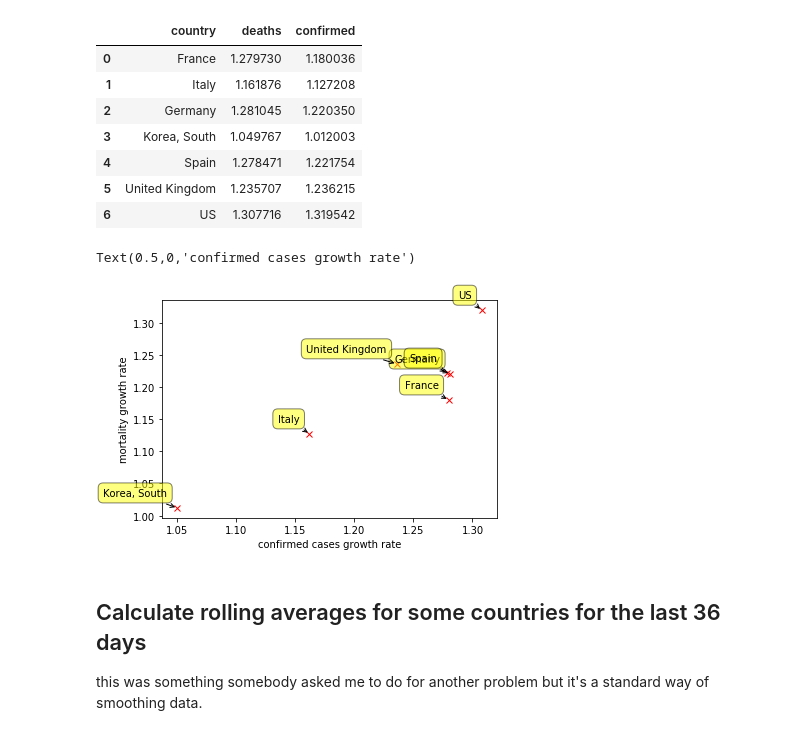
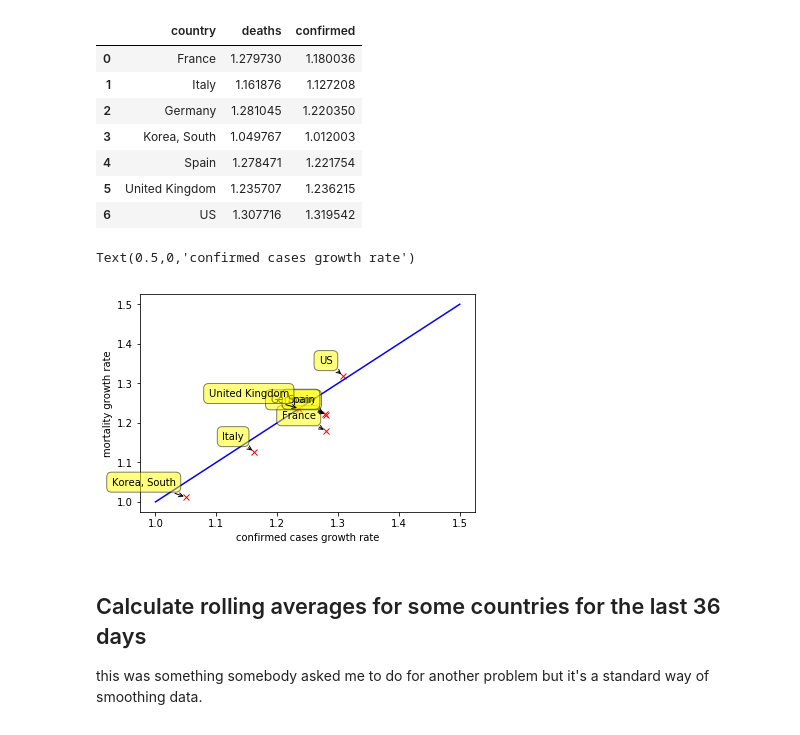
Before and after one commit to macbuse/just-math, a Jupyter notebook: covid_mortality.ipynb, the cells around one changed output. Cells and saved outputs as stored; diff of their text form; code cells hidden in the pictures.

```diff
--- a/covid_mortality.ipynb
+++ b/covid_mortality.ipynb
@@ -148,21 +148,21 @@ dff
 # %%
 labels = dfc.iloc[cc]["Country/Region"]
 
 for label, x, y in zip(dff['country'], dff['deaths'],dff['confirmed']):
     plt.annotate(
         label,
         xy=(x, y), xytext=(-10, 10),
         textcoords='offset points', ha='right', va='bottom',
         bbox=dict(boxstyle='round,pad=0.5', fc='yellow', alpha=0.5),
         arrowprops=dict(arrowstyle = '->', connectionstyle='arc3,rad=0'))
 
 plt.plot(dff['deaths'],dff['confirmed'],'rx')
-plt.plot([1])
+plt.plot([1,1.5], [1,1.5],'b')
 plt.ylabel('mortality growth rate')
 plt.xlabel('confirmed cases growth rate')
 # %% [output]
 Text(0.5,0,'confirmed cases growth rate')
-[figure, old version]
+[figure, new version]
 # %% [markdown]
 ## Calculate rolling averages for some countries for the last 36 days
 
```
